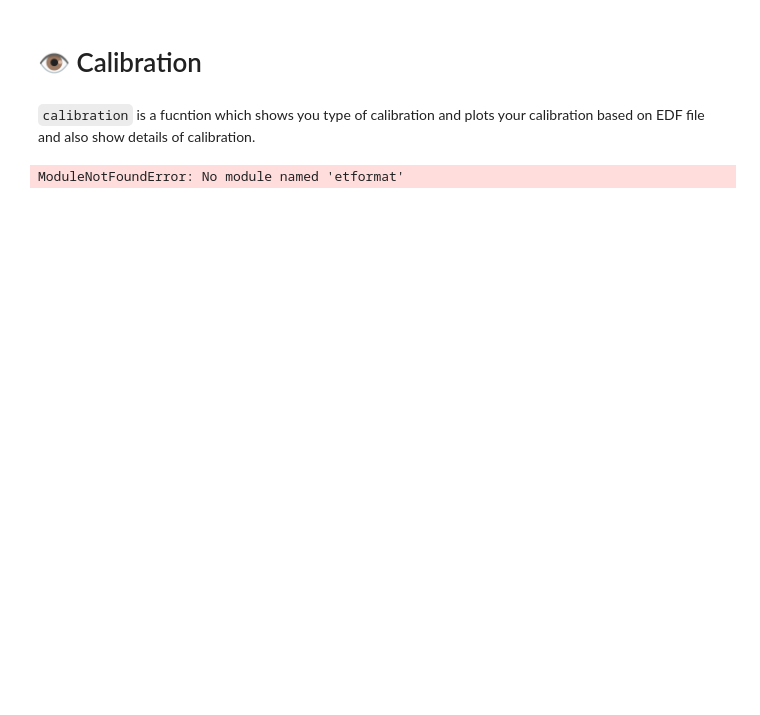
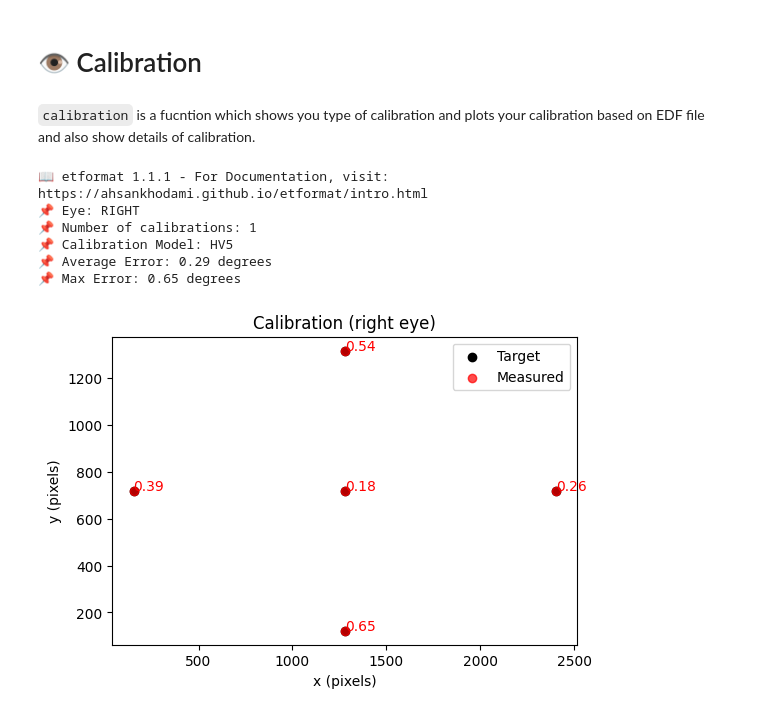
Before and after one commit to AhsanKhodami/etformat, a Jupyter notebook: Documentation/_build/jupyter_execute/calibration.ipynb, the cells around one changed output. Cells and saved outputs as stored; diff of their text form; code cells hidden in the pictures; blank space fills up the shorter version.

Commit message:
updting documentation

```diff
--- a/Documentation/_build/jupyter_execute/calibration.ipynb
+++ b/Documentation/_build/jupyter_execute/calibration.ipynb
@@ -4,6 +4,12 @@
 `calibration` is a fucntion which shows you type of calibration and plots your calibration based on EDF file and also show details of calibration.
 # %%
 import etformat as et
-et.calibration(r"K:\Packages for python\etformat misc\test.EDF")
+et.calibration(r"I:\Packages for python\etformat misc\test.EDF")
 # %% [output]
-ModuleNotFoundError: No module named 'etformat'
+📖 etformat 1.1.1 - For Documentation, visit: https://ahsankhodami.github.io/etformat/intro.html
+📌 Eye: RIGHT
+📌 Number of calibrations: 1
+📌 Calibration Model: HV5
+📌 Average Error: 0.29 degrees
+📌 Max Error: 0.65 degrees
+[figure, added]
```
Also changed, not shown: 37 other files.
